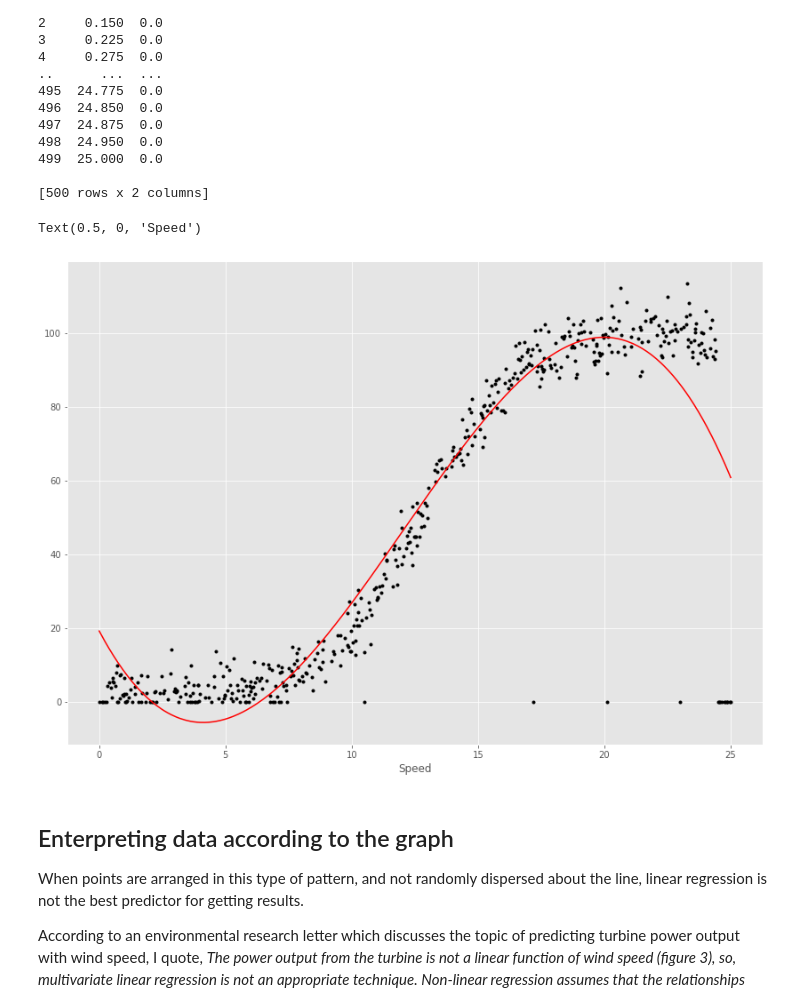
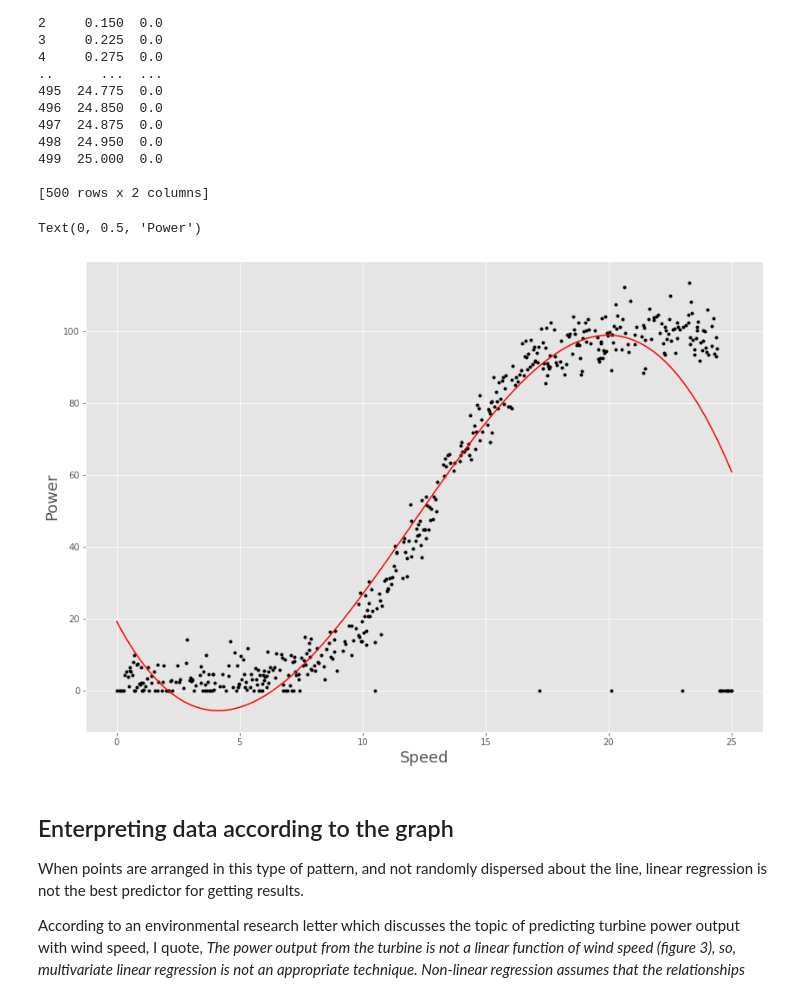
Before and after one commit to conorshortt123/emerging-tech-project, a Jupyter notebook: regression-tree.ipynb, the cells around one changed output. Saved outputs shown, nothing was run; the diff lists cells and outputs as text; code cells hidden in the pictures.

```diff
--- a/regression-tree.ipynb
+++ b/regression-tree.ipynb
@@ -45,13 +45,14 @@ print(train)
 # %%
 # Plot data for visualization
 # The graph looks like a cubic function, f(x) = ax^3 + bx^2 + cx + d
 a,b,c,d = np.polyfit(x, y, 3)
 plt.plot(x, y, 'k.')
 plt.plot(x, a * x * x * x + b * x * x + c * x + d, 'r-')
-plt.xlabel("Speed")
+plt.xlabel("Speed", fontsize=18)
+plt.ylabel("Power", fontsize=18)
 # %% [output]
-Text(0.5, 0, 'Speed')
+Text(0, 0.5, 'Power')
-[figure, old version]
+[figure, new version]
 # %% [markdown]
 ## Enterpreting data according to the graph
 When points are arranged in this type of pattern, and not randomly dispersed about the line, linear regression is not the best predictor for getting results.
```
Also changed, not shown: parts of 2 cells of this notebook, 9 other files.
